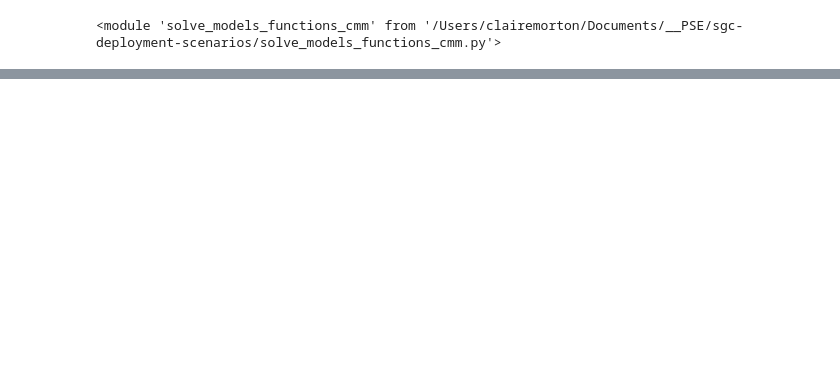
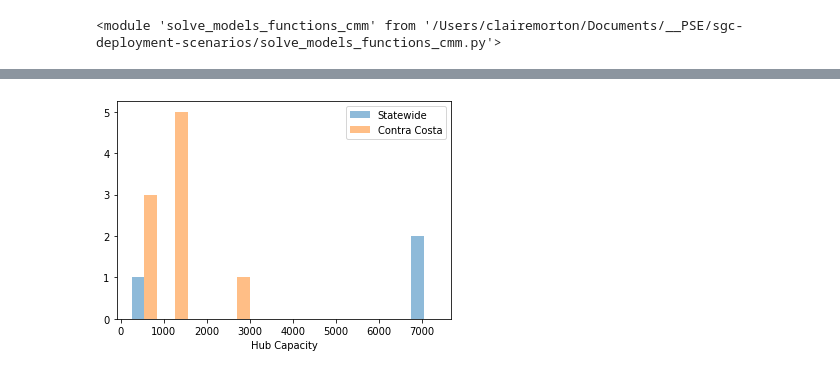
Before and after one commit to PSEHE/sgc-deployment-scenarios, a Jupyter notebook: model_comparison_contracosta_cmm.ipynb, the cells around one changed output, grey strips where cells are left out. Cells and saved outputs as stored; diff of their text form; code cells hidden in the pictures; blank space fills up the shorter version.

```diff
--- a/model_comparison_contracosta_cmm.ipynb
+++ b/model_comparison_contracosta_cmm.ipynb
@@ -98,26 +132,13 @@ for site, bg in sites_bgs_dict.items():
     sites_bgs_dict[site] = blockgroup_walkability_dict.get(bg)
 # %%
 # Run models
-# apply cost minimization combined function
 
-max_cost = 10000 # $ that we can spend on hubs
+max_cost = 2000000 # $ that we can spend on hubs
 max_distance_walk = 1
-max_distance_drive = 3
+max_distance_drive = 1000
+conversion_walk_transit = 1290 # seconds/mile to convert distance matrix to miles (miles used in survey)
+
 #dist_to_site_contra_costa_df
-var_hub_yn_contra_costa_drive = model_pop_served_max(dist_to_site_contra_costa_df, max_cost, max_distance_drive)
-var_hub_yn_contra_costa_walk = model_pop_served_max(dist_to_site_contra_costa_walk_df, max_cost, max_distance_walk)
-var_hub_yn_contra_costa_walk_pop = model_pop_served_max(dist_to_site_contra_costa_walk_df, max_cost, max_distance_walk, walk_pop = True)
-var_hub_yn_contra_costa_walk_ces = model_pop_served_max(dist_to_site_contra_costa_walk_df, max_cost, max_distance_walk, CES = True)
-var_hub_yn_contra_costa_walkability = model_pop_served_max(scale_walkability(sites_bgs_dict.copy(), dist_to_site_contra_costa_walk_df.copy()),
-                                                           max_cost, max_distance_walk, CES = False)
-var_hub_yn_contra_costa_walkability_ces = model_pop_served_max(scale_walkability(sites_bgs_dict.copy(), dist_to_site_contra_costa_walk_df.copy()),
-                                                           max_cost, max_distance_walk, CES = True)
-var_hub_yn_contra_costa_walkability_ces_walk_pop = model_pop_served_max(scale_walkability(sites_bgs_dict.copy(), dist_to_site_contra_costa_walk_df.copy()),
-                                                           max_cost, max_distance_walk, CES = True, walk_pop = True)
-var_hub_yn_contra_costa_ces_walk_pop = model_pop_served_max(dist_to_site_contra_costa_df,
-                                                           max_cost, max_distance_walk, CES = True, walk_pop = True)
-var_hub_yn_contra_costa_walkability_walk_pop = model_pop_served_max(scale_walkability(sites_bgs_dict.copy(), dist_to_site_contra_costa_walk_df.copy()),
-                                                           max_cost, max_distance_walk, CES = False, walk_pop = True)
-var_hub_yn_contra_costa_walkability_walk_pop_cf = model_pop_served_max(scale_walkability(sites_bgs_dict.copy(), dist_to_site_contra_costa_walk_cf_df.copy()),
-                                                           max_cost, max_distance_walk, CES = False, walk_pop = True)
-var_hub_yn_contra_costa_walk_cf = model_pop_served_max(dist_to_site_contra_costa_walk_cf_df, max_cost, max_distance_walk)
+statewide_cc = model_pop_served_max(dist_to_site_contra_costa_df, max_cost, site_cost_dict, site_kw_occ_dict, max_distance_drive)
+local_cc = model_pop_served_max(scale_walkability(sites_bgs_dict.copy(), dist_to_site_contra_costa_walk_cf_transit_df.copy()/conversion_walk_transit),
+                                                           max_cost, site_cost_dict, site_kw_occ_dict, max_distance_walk, CES = False, walk_pop = True)
@@ -161,0 +168,8 @@ From these plots, it looks like generally:
+# %%
+plot_capacity([statewide_cc,
+              local_cc],
+              ["Statewide",
+                "Contra Costa"],
+             "")
+# %% [output]
+[figure, added]
```
Also changed, not shown: parts of 18 cells of this notebook, 19 other files.
